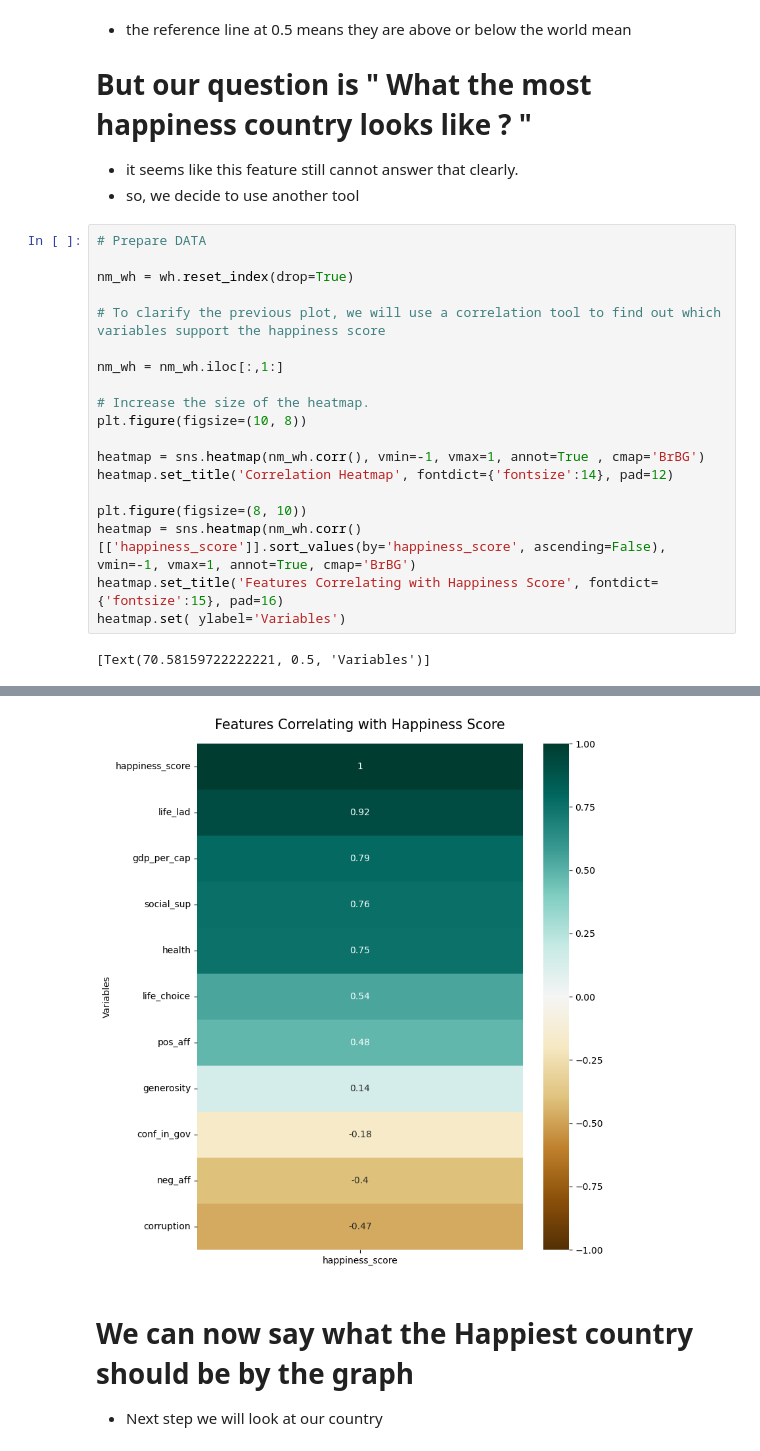
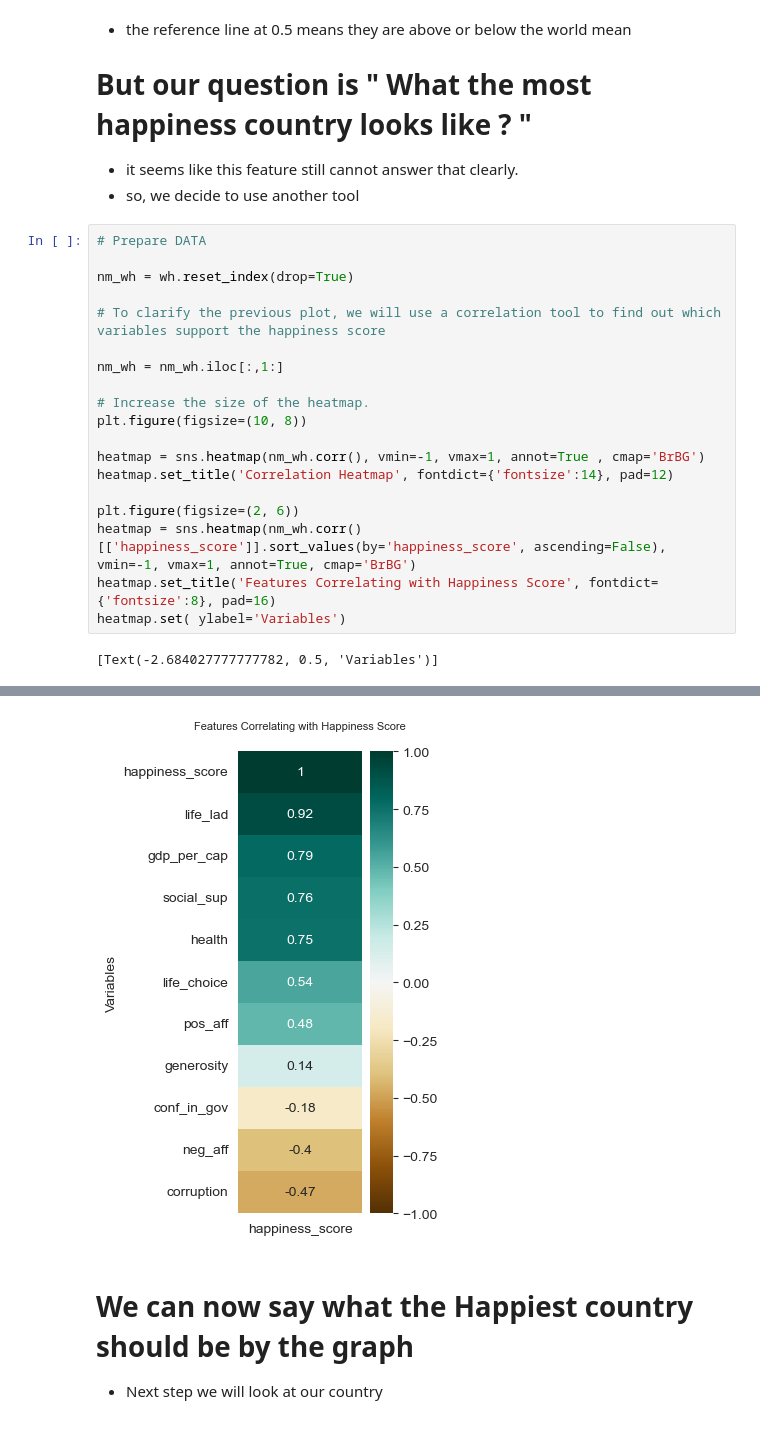
Before and after one commit to HikariJadeEmpire/TH_WLRD_Happiness_Project, a Jupyter notebook: WH_CodeSpace.ipynb, the cells around one changed output, grey strips where cells are left out. Drawn from its saved outputs; the diff is of its cells as text.

```diff
--- a/WH_CodeSpace.ipynb
+++ b/WH_CodeSpace.ipynb
@@ -299,9 +299,9 @@ plt.figure(figsize=(10, 8))
 heatmap = sns.heatmap(nm_wh.corr(), vmin=-1, vmax=1, annot=True , cmap='BrBG')
 heatmap.set_title('Correlation Heatmap', fontdict={'fontsize':14}, pad=12)
 
-plt.figure(figsize=(8, 10))
+plt.figure(figsize=(2, 6))
 heatmap = sns.heatmap(nm_wh.corr()[['happiness_score']].sort_values(by='happiness_score', ascending=False), vmin=-1, vmax=1, annot=True, cmap='BrBG')
-heatmap.set_title('Features Correlating with Happiness Score', fontdict={'fontsize':15}, pad=16)
+heatmap.set_title('Features Correlating with Happiness Score', fontdict={'fontsize':8}, pad=16)
 heatmap.set( ylabel='Variables')
 # %% [output]
-[Text(70.58159722222221, 0.5, 'Variables')]
+[Text(-2.684027777777782, 0.5, 'Variables')]
@@ -309,4 +309,4 @@ heatmap.set( ylabel='Variables')
-[figure, old version]
+[figure, new version]
 # %% [markdown]
 # We can now say what the Happiest country should be by the graph
 - Next step we will look at our country
```
Also changed, not shown: parts of 5 cells of this notebook.
